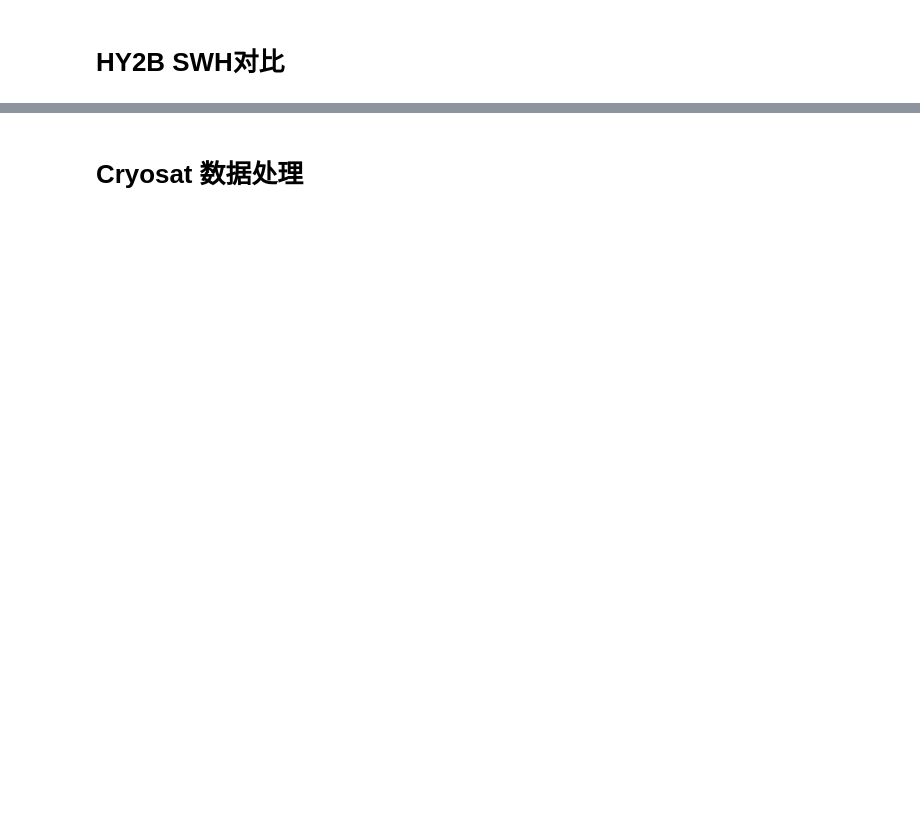
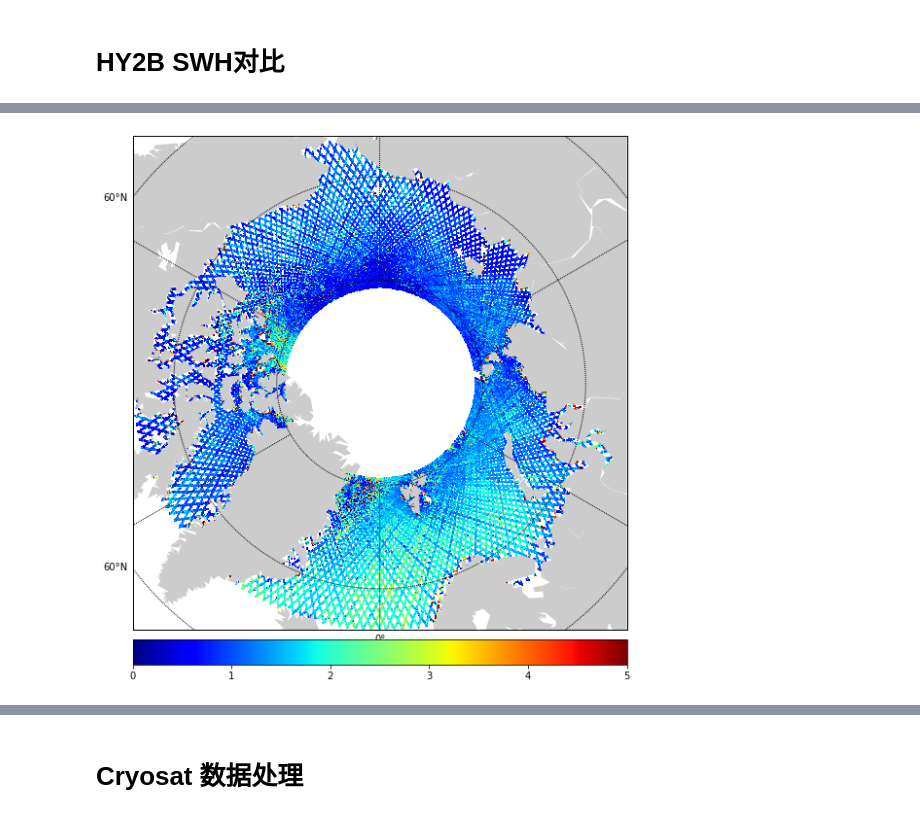
Before and after one commit to LittlematchLM/remote_sensing, a Jupyter notebook: main.ipynb, the cells around one changed output, grey strips where cells are left out. Drawn from its saved outputs; the diff is of its cells as text; code cells hidden in the pictures; blank space fills up the shorter version.

```diff
--- a/main.ipynb
+++ b/main.ipynb
@@ -37,0 +43,3 @@ hy_df = hy_alt.data_filter(hy_df,'lat',66)
+# %%
+%%time
+hy_df = pd.read_csv(r"/home/hanlu/python_workfile/remote_sensing/hy['2019', '2020']['04', '05', '06', '07', '08', '09'].csv")
@@ -46,16 +57,18 @@ hy_mean_grid = hy_alt.coincident_point_mean(hy_df,'swh_ku')
 hy_x_map, hy_y_map = hy_alt.get_map_grid(transformer_back)
 # %%
 plt.figure(figsize=(10, 10))
-hy_m = Basemap(projection='npaeqd', boundinglat=66, lon_0=180, resolution='c')
+hy_m = Basemap(projection='npaeqd', boundinglat=66, lon_0=0, resolution='c')
 hy_m.pcolormesh(hy_x_map, hy_y_map, data=hy_mean_grid, cmap=plt.cm.jet,vmin=0, vmax=5,latlon = True)
-hy_m.colorbar(location='right')
+hy_m.colorbar(location='bottom')
 hy_m.fillcontinents()
 hy_m.drawmapboundary()
 hy_m.drawparallels(np.arange(-90., 120., 10.), labels=[1, 0, 0, 0])
 hy_m.drawmeridians(np.arange(-180., 180., 60.), labels=[0, 0, 0, 1])
 # plt.title("HY2B SWH  "+ year+ month)
 plt.show()
 plt.close()
+# %% [output]
+[figure, added]
 # %%
 fig , ax = plt.subplots()
 hy_df['swh_ku'].hist(ax=ax, bins=100)
```
Also changed, not shown: parts of 59 cells of this notebook, 4 other files.
